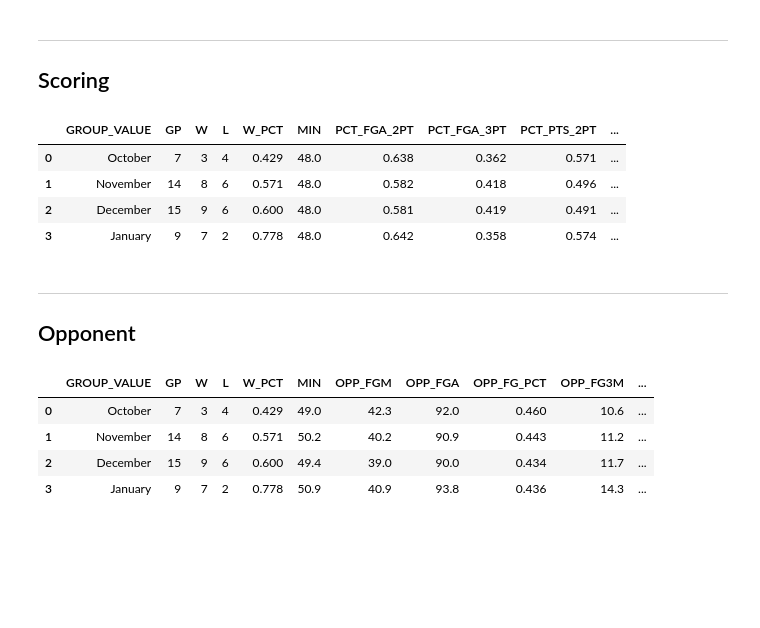
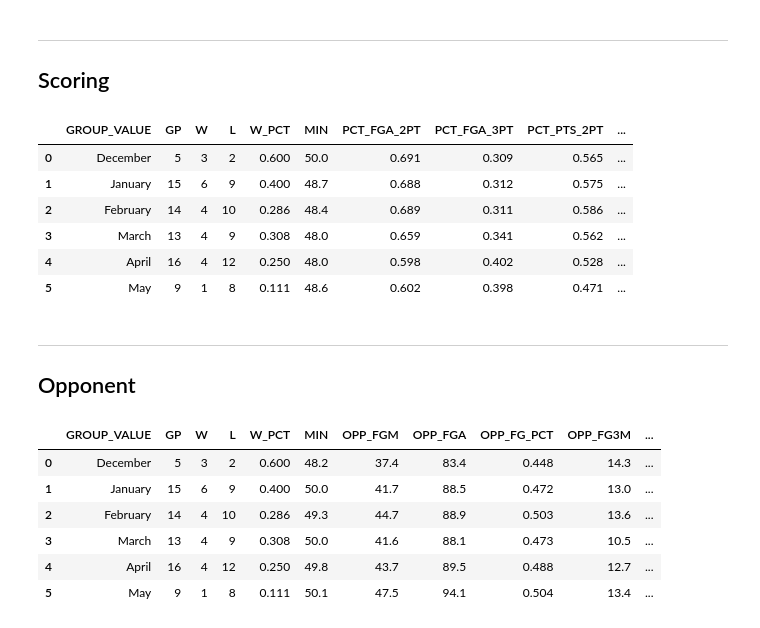
Before and after one commit to zackmeach/NBA-Data-Analytics, a Jupyter notebook: documentation/TeamDashboardByMonth.ipynb, the cells around one changed output. Drawn from its saved outputs; the diff is of its cells as text; code cells hidden in the pictures; blank space fills up the shorter version.

```diff
--- a/documentation/TeamDashboardByMonth.ipynb
+++ b/documentation/TeamDashboardByMonth.ipynb
@@ -84,6 +95,7 @@ dash
 ## Scoring
 # %%
 dash = TeamDashboardByGeneralSplits(team_id=cle,
+                                    season='2020-21',
                                     measure_type_detailed_defense='Scoring',
                                     pace_adjust='Y',
                                     per_mode_detailed='Per100Possessions').get_data_frames()[3]
@@ -92,24 +104,29 @@ dash.drop(dash.iloc[:, 21:], inplace=True, axis=1)
 dash
 # %% [output]
 |  | GROUP_VALUE | GP | W | L | W_PCT | MIN | PCT_FGA_2PT | PCT_FGA_3PT | PCT_PTS_2PT | ... |
-| 0 | October | 7 | 3 | 4 | 0.429 | 48.0 | 0.638 | 0.362 | 0.571 | ... |
-| 1 | November | 14 | 8 | 6 | 0.571 | 48.0 | 0.582 | 0.418 | 0.496 | ... |
-| 2 | December | 15 | 9 | 6 | 0.600 | 48.0 | 0.581 | 0.419 | 0.491 | ... |
-| 3 | January | 9 | 7 | 2 | 0.778 | 48.0 | 0.642 | 0.358 | 0.574 | ... |
+| 0 | December | 5 | 3 | 2 | 0.600 | 50.0 | 0.691 | 0.309 | 0.565 | ... |
+| 1 | January | 15 | 6 | 9 | 0.400 | 48.7 | 0.688 | 0.312 | 0.575 | ... |
+| 2 | February | 14 | 4 | 10 | 0.286 | 48.4 | 0.689 | 0.311 | 0.586 | ... |
+| 3 | March | 13 | 4 | 9 | 0.308 | 48.0 | 0.659 | 0.341 | 0.562 | ... |
+| 4 | April | 16 | 4 | 12 | 0.250 | 48.0 | 0.598 | 0.402 | 0.528 | ... |
+| 5 | May | 9 | 1 | 8 | 0.111 | 48.6 | 0.602 | 0.398 | 0.471 | ... |
 # %% [markdown]
 ---
 ## Opponent
 # %%
 dash = TeamDashboardByGeneralSplits(team_id=cle,
+                                    season='2020-21',
                                     measure_type_detailed_defense='Opponent',
                                     pace_adjust='Y',
                                     per_mode_detailed='Per100Possessions').get_data_frames()[3]
 dash.drop(columns=['GROUP_SET', 'SEASON_MONTH_NAME'], inplace=True)
 dash.drop(dash.iloc[:, 27:], inplace=True, axis=1)
 dash
 # %% [output]
 |  | GROUP_VALUE | GP | W | L | W_PCT | MIN | OPP_FGM | OPP_FGA | OPP_FG_PCT | OPP_FG3M | ... |
-| 0 | October | 7 | 3 | 4 | 0.429 | 49.0 | 42.3 | 92.0 | 0.460 | 10.6 | ... |
-| 1 | November | 14 | 8 | 6 | 0.571 | 50.2 | 40.2 | 90.9 | 0.443 | 11.2 | ... |
-| 2 | December | 15 | 9 | 6 | 0.600 | 49.4 | 39.0 | 90.0 | 0.434 | 11.7 | ... |
-| 3 | January | 9 | 7 | 2 | 0.778 | 50.9 | 40.9 | 93.8 | 0.436 | 14.3 | ... |
+| 0 | December | 5 | 3 | 2 | 0.600 | 48.2 | 37.4 | 83.4 | 0.448 | 14.3 | ... |
+| 1 | January | 15 | 6 | 9 | 0.400 | 50.0 | 41.7 | 88.5 | 0.472 | 13.0 | ... |
+| 2 | February | 14 | 4 | 10 | 0.286 | 49.3 | 44.7 | 88.9 | 0.503 | 13.6 | ... |
+| 3 | March | 13 | 4 | 9 | 0.308 | 50.0 | 41.6 | 88.1 | 0.473 | 10.5 | ... |
+| 4 | April | 16 | 4 | 12 | 0.250 | 49.8 | 43.7 | 89.5 | 0.488 | 12.7 | ... |
+| 5 | May | 9 | 1 | 8 | 0.111 | 50.1 | 47.5 | 94.1 | 0.504 | 13.4 | ... |
```
Also changed, not shown: parts of 4 cells of this notebook.
